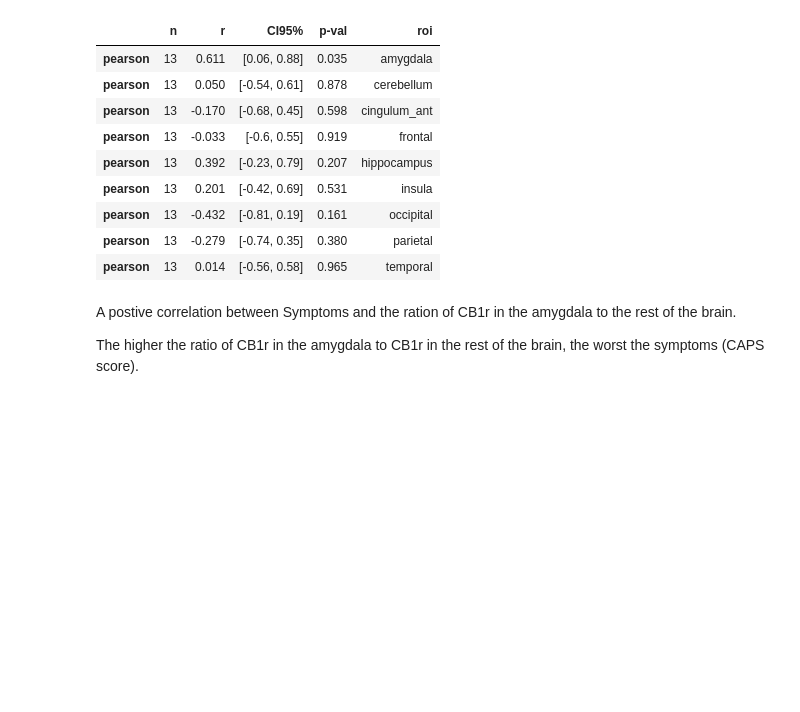
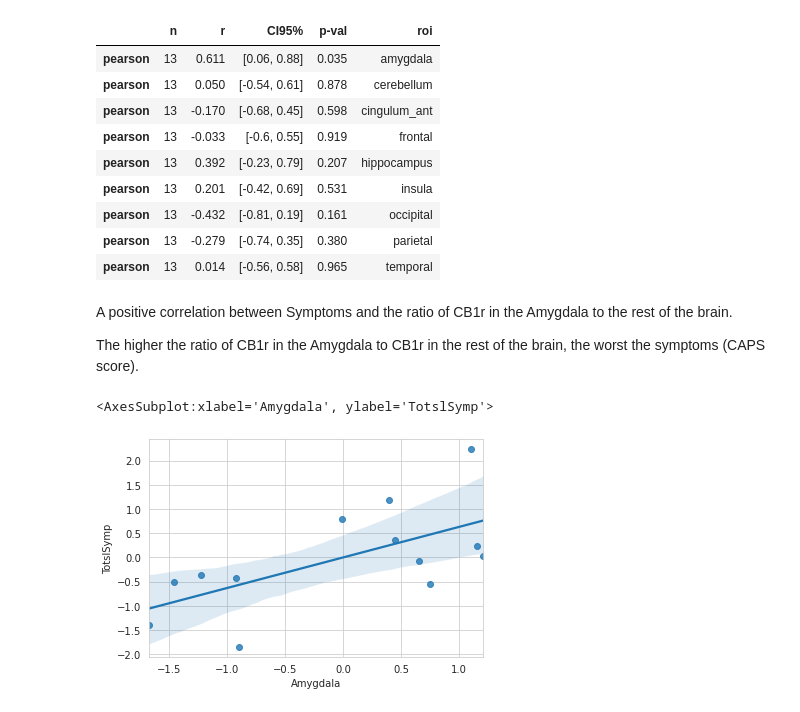
Before and after one commit to KoremNSN/CB1rPTSD, a Jupyter notebook: HC_PTSD_amygdala.ipynb, the cells around one changed output. Saved outputs shown, nothing was run; the diff lists cells and outputs as text; code cells hidden in the pictures; blank space fills up the shorter version.

Commit message:
Add amygdala-symptoms plot

```diff
--- a/HC_PTSD_amygdala.ipynb
+++ b/HC_PTSD_amygdala.ipynb
@@ -434,6 +431,35 @@ pcor
 | pearson | 13 | 0.014 | [-0.56, 0.58] | 0.965 | temporal |
 # %% [markdown]
 
-A postive correlation between Symptoms and the ration of CB1r in the amygdala to the rest of the brain.
+A positive correlation between Symptoms and the ratio of CB1r in the Amygdala to the rest of the brain.
 
-The higher the ratio of CB1r in the amygdala to CB1r in the rest of the brain, the worst the symptoms (CAPS score).
+The higher the ratio of CB1r in the Amygdala to CB1r in the rest of the brain, the worst the symptoms (CAPS score).
+# %%
+X = PTSD[['glob_sig']]   # independent variables
+y = PTSD['amygdala']   # dependent variables
+
+# to get intercept -- this is optional
+X = sm.add_constant(X)
+
+# fit the regression model
+model = sm.OLS(y, X).fit()
+influence = model.get_influence()
+
+PTSD['Amygdala'] = influence.resid_studentized_internal
+
+X = PTSD[[ 'glob_sig']]   # independent variables
+y = PTSD['Total']   # dependent variables
+
+# to get intercept -- this is optional
+X = sm.add_constant(X)
+
+# fit the regression model
+model = sm.OLS(y, X).fit()
+influence = model.get_influence()
+
+PTSD['TotslSymp'] = influence.resid_studentized_internal
+
+sns.regplot(x = 'Amygdala', y = 'TotslSymp', data = PTSD)
+# %% [output]
+<AxesSubplot:xlabel='Amygdala', ylabel='TotslSymp'>
+[figure, added]
```
Also changed, not shown: parts of 15 cells of this notebook.
